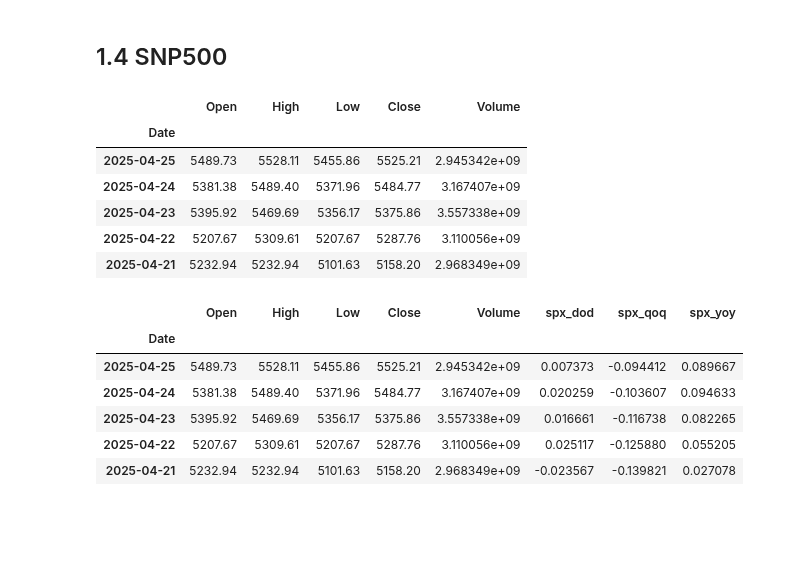
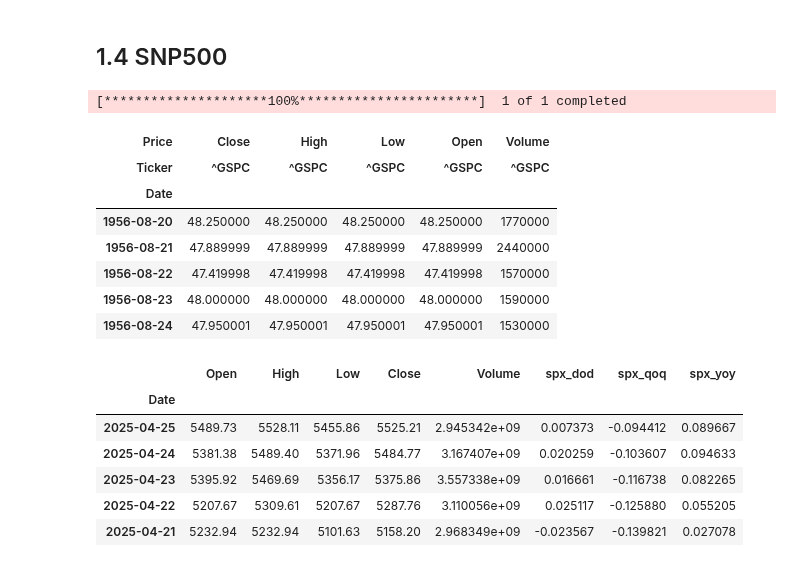
Before and after one commit to SpreadSheetStation/smaz-atk, a Jupyter notebook: [2025]_Module_01_Colab_Introduction_and_Data_Sources.ipynb, the cells around one changed output. Cells and saved outputs as stored; diff of their text form; code cells hidden in the pictures; blank space fills up the shorter version.

```diff
--- a/[2025]_Module_01_Colab_Introduction_and_Data_Sources.ipynb
+++ b/[2025]_Module_01_Colab_Introduction_and_Data_Sources.ipynb
@@ -310,17 +310,23 @@ dgs5.tail()
 # %%
 # Other indexes: https://stooq.com/t/
 
 # SPX= S&P500
-spx_index = pdr.get_data_stooq('^SPX', start, end)
+# spx_index = pdr.get_data_stooq('^SPX', start, end)
+# spx_index.head()
+
+# rEdit fix
+spx_index = yf.download('^GSPC', start=start, end=end)
 spx_index.head()
 # %% [output]
+[*********************100%***********************]  1 of 1 completed
-|  | Open | High | Low | Close | Volume |
+| Price | Close | High | Low | Open | Volume |
+| Ticker | ^GSPC | ^GSPC | ^GSPC | ^GSPC | ^GSPC |
 | Date |  |  |  |  |  |
-| 2025-04-25 | 5489.73 | 5528.11 | 5455.86 | 5525.21 | 2.945342e+09 |
-| 2025-04-24 | 5381.38 | 5489.40 | 5371.96 | 5484.77 | 3.167407e+09 |
-| 2025-04-23 | 5395.92 | 5469.69 | 5356.17 | 5375.86 | 3.557338e+09 |
-| 2025-04-22 | 5207.67 | 5309.61 | 5207.67 | 5287.76 | 3.110056e+09 |
-| 2025-04-21 | 5232.94 | 5232.94 | 5101.63 | 5158.20 | 2.968349e+09 |
+| 1956-08-20 | 48.250000 | 48.250000 | 48.250000 | 48.250000 | 1770000 |
+| 1956-08-21 | 47.889999 | 47.889999 | 47.889999 | 47.889999 | 2440000 |
+| 1956-08-22 | 47.419998 | 47.419998 | 47.419998 | 47.419998 | 1570000 |
+| 1956-08-23 | 48.000000 | 48.000000 | 48.000000 | 48.000000 | 1590000 |
+| 1956-08-24 | 47.950001 | 47.950001 | 47.950001 | 47.950001 | 1530000 |
 # %%
 # 252 trading days a year
   # REVERSE ORDER OF THE DATA!!!
```
Also changed, not shown: parts of 9 cells of this notebook, 1 other file.
